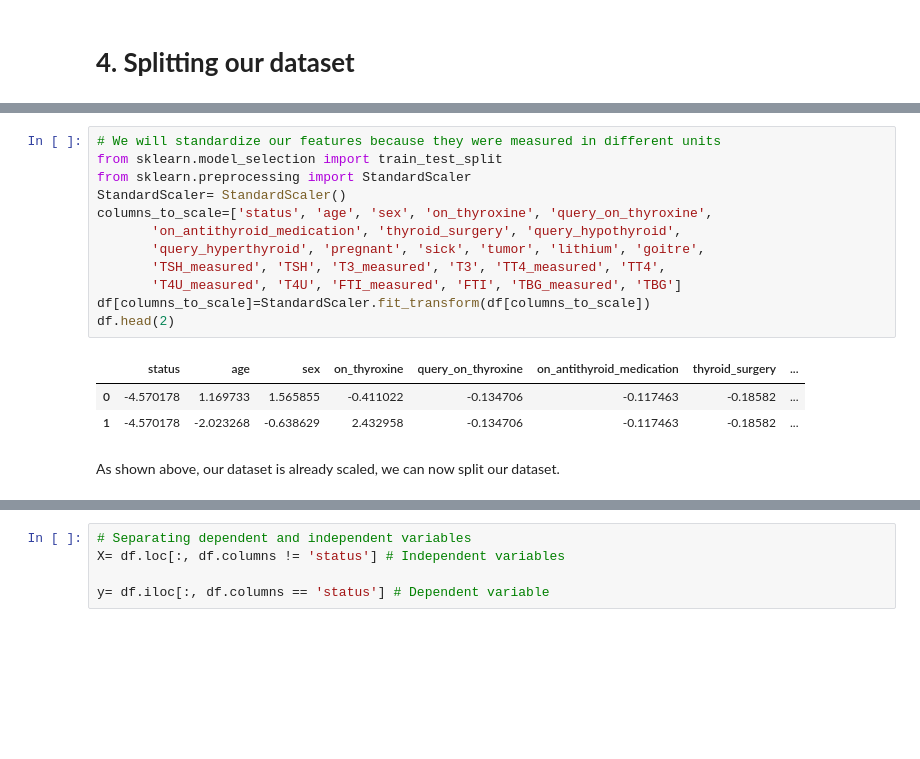
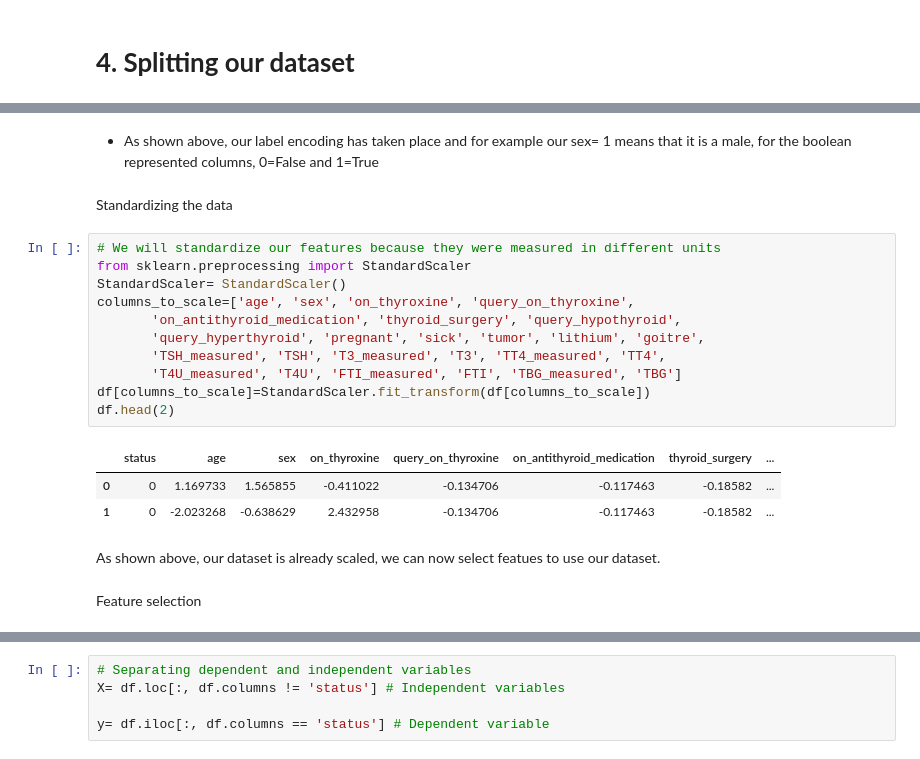
Before and after one commit to PrecyMaeMwanyungu/Hypothyroidism_prediction, a Jupyter notebook: _Precy_Mae_Independent_Project_Core_Week8.ipynb, the cells around one changed output, grey strips where cells are left out. Cells and saved outputs as stored; diff of their text form; blank space fills up the shorter version.

```diff
--- a/_Precy_Mae_Independent_Project_Core_Week8.ipynb
+++ b/_Precy_Mae_Independent_Project_Core_Week8.ipynb
@@ -315,18 +358,23 @@ plt.show()
+# %% [markdown]
+* As shown above, our label encoding has taken place and for example our sex= 1 means that it is a male, for the boolean represented columns, 0=False and 1=True
+# %% [markdown]
+Standardizing the data
 # %%
 # We will standardize our features because they were measured in different units
-from sklearn.model_selection import train_test_split
 from sklearn.preprocessing import StandardScaler
 StandardScaler= StandardScaler()
-columns_to_scale=['status', 'age', 'sex', 'on_thyroxine', 'query_on_thyroxine',
+columns_to_scale=['age', 'sex', 'on_thyroxine', 'query_on_thyroxine',
        'on_antithyroid_medication', 'thyroid_surgery', 'query_hypothyroid',
        'query_hyperthyroid', 'pregnant', 'sick', 'tumor', 'lithium', 'goitre',
        'TSH_measured', 'TSH', 'T3_measured', 'T3', 'TT4_measured', 'TT4',
        'T4U_measured', 'T4U', 'FTI_measured', 'FTI', 'TBG_measured', 'TBG']
 df[columns_to_scale]=StandardScaler.fit_transform(df[columns_to_scale])
 df.head(2)
 # %% [output]
 |  | status | age | sex | on_thyroxine | query_on_thyroxine | on_antithyroid_medication | thyroid_surgery | ... |
-| 0 | -4.570178 | 1.169733 | 1.565855 | -0.411022 | -0.134706 | -0.117463 | -0.18582 | ... |
-| 1 | -4.570178 | -2.023268 | -0.638629 | 2.432958 | -0.134706 | -0.117463 | -0.18582 | ... |
+| 0 | 0 | 1.169733 | 1.565855 | -0.411022 | -0.134706 | -0.117463 | -0.18582 | ... |
+| 1 | 0 | -2.023268 | -0.638629 | 2.432958 | -0.134706 | -0.117463 | -0.18582 | ... |
 # %% [markdown]
-As shown above, our dataset is already scaled, we can now split our dataset.
+As shown above, our dataset is already scaled, we can now select featues to use our dataset.
+# %% [markdown]
+Feature selection
```
Also changed, not shown: parts of 59 cells of this notebook.
